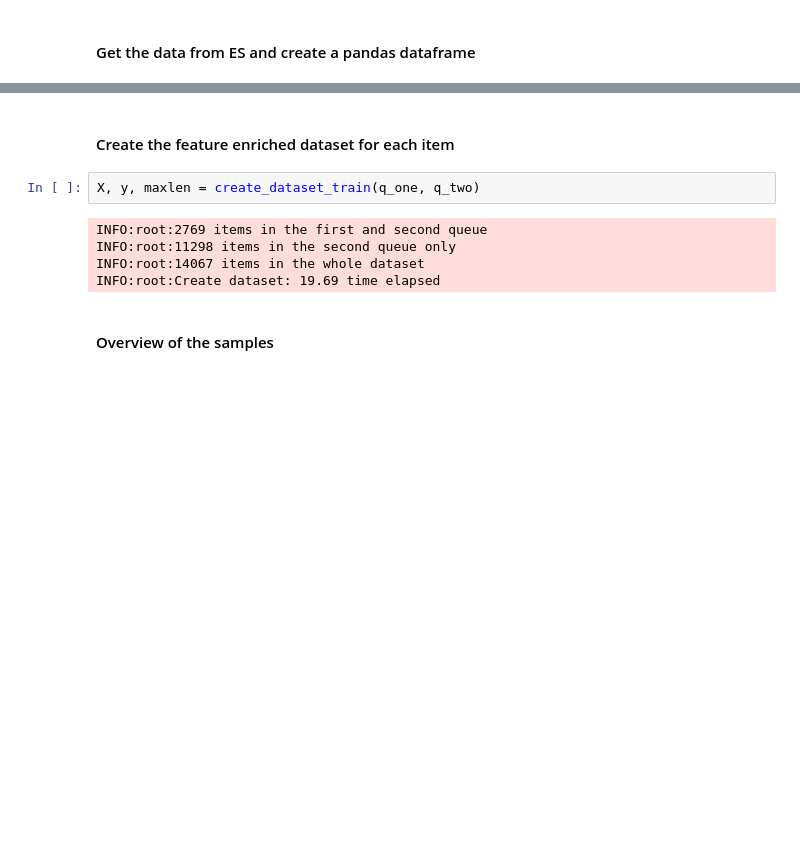
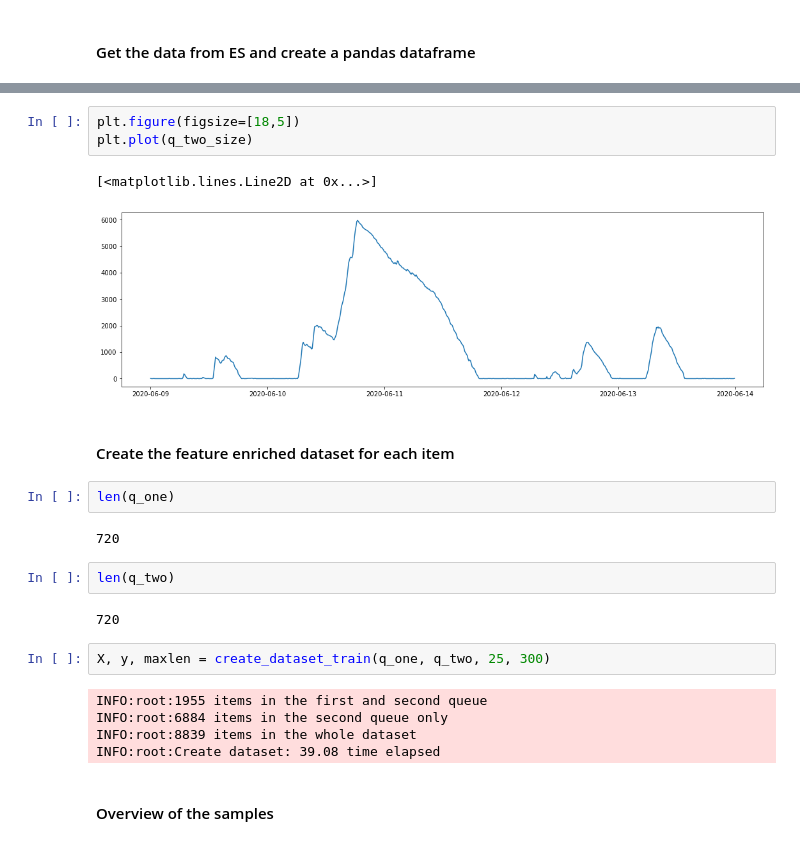
Before and after one commit to Sultanow/dc_cubes, a Jupyter notebook: backend/ML-Models/queues/Train_Two_Queues.ipynb, the cells around one changed output, grey strips where cells are left out. Drawn from its saved outputs; the diff is of its cells as text; blank space fills up the shorter version.

```diff
--- a/backend/ML-Models/queues/Train_Two_Queues.ipynb
+++ b/backend/ML-Models/queues/Train_Two_Queues.ipynb
@@ -35,12 +44,26 @@ INFO:root:ES to Df: 2.44 time elapsed
+# %%
+plt.figure(figsize=[18,5])
+plt.plot(q_two_size)
+# %% [output]
+[<matplotlib.lines.Line2D at 0x...>]
+[figure, added]
 # %% [markdown]
 #### Create the feature enriched dataset for each item
+# %%
+len(q_one)
+# %% [output]
+720
+# %%
+len(q_two)
+# %% [output]
+720
 # %%
-X, y, maxlen = create_dataset_train(q_one, q_two)
+X, y, maxlen = create_dataset_train(q_one, q_two, 25, 300)
 # %% [output]
-INFO:root:2769 items in the first and second queue
-INFO:root:11298 items in the second queue only
-INFO:root:14067 items in the whole dataset
-INFO:root:Create dataset: 19.69 time elapsed
+INFO:root:1955 items in the first and second queue
+INFO:root:6884 items in the second queue only
+INFO:root:8839 items in the whole dataset
+INFO:root:Create dataset: 39.08 time elapsed
 # %% [markdown]
 #### Overview of the samples
 # %% [markdown]
```
Also changed, not shown: parts of 16 cells of this notebook, 20 other files.
